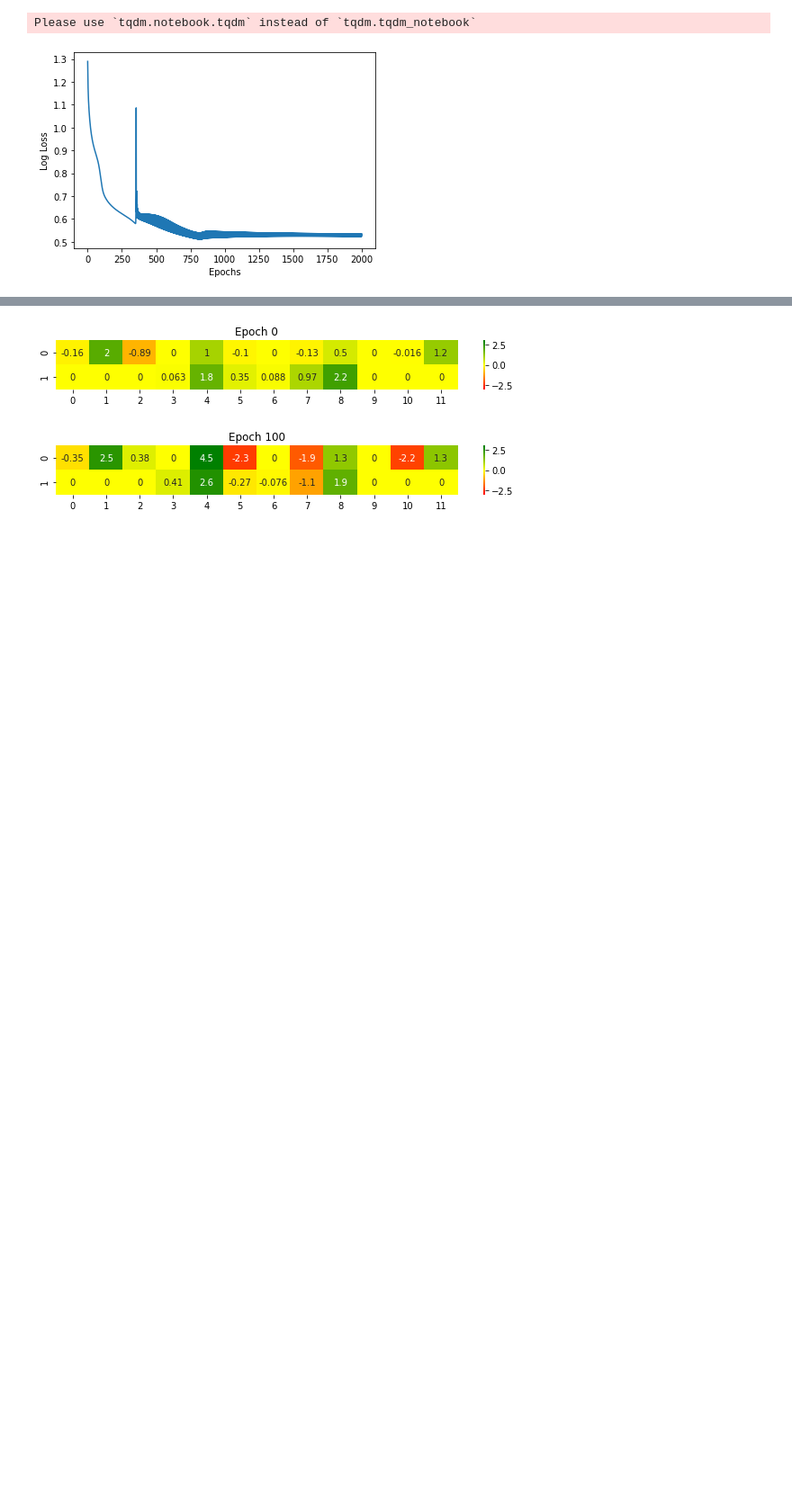
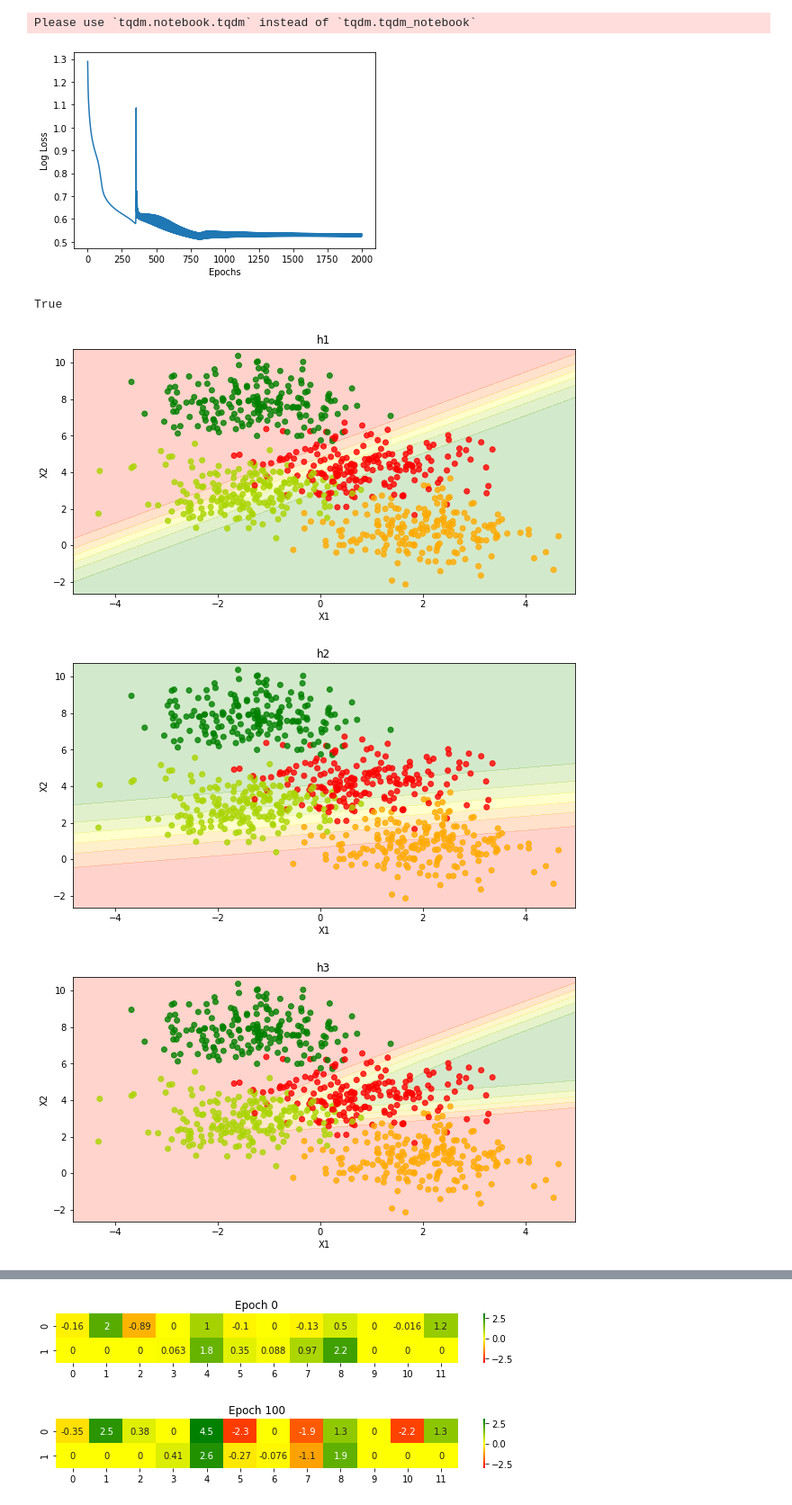
Before and after one commit to binodmathews93/GUVI-DeepLearning, a Jupyter notebook: ScalarBackpropagation.ipynb, the cells around one changed output, grey strips where cells are left out. Shown at 90% size. Drawn from its saved outputs; the diff is of its cells as text; code cells hidden in the pictures; blank space fills up the shorter version.

Commit message:
Plotted contours for multi-class model neurons

```diff
--- a/ScalarBackpropagation.ipynb
+++ b/ScalarBackpropagation.ipynb
@@ -778,3 +839,12 @@ ffsn_multi_specific.fit(X_train,y_OH_train,epochs=2000,learning_rate=1,display_l
 # %% [output]
 Please use `tqdm.notebook.tqdm` instead of `tqdm.tqdm_notebook`
 [figure]
+# %%
+# Plotting contours of the neuron outputs
+predict_functions = [ffsn_multi_specific.predict_h1, ffsn_multi_specific.predict_h2 , ffsn_multi_specific.predict_h3 , ffsn_multi_specific.predict_h4 , ffsn_multi_specific.predict_h5 , ffsn_multi_specific.predict_h6]
+plot_boundary(predict_functions)
+# %% [output]
+True
+[figure, added]
+[figure, added]
+[figure, added]
```
Also changed, not shown: parts of 7 cells of this notebook.
